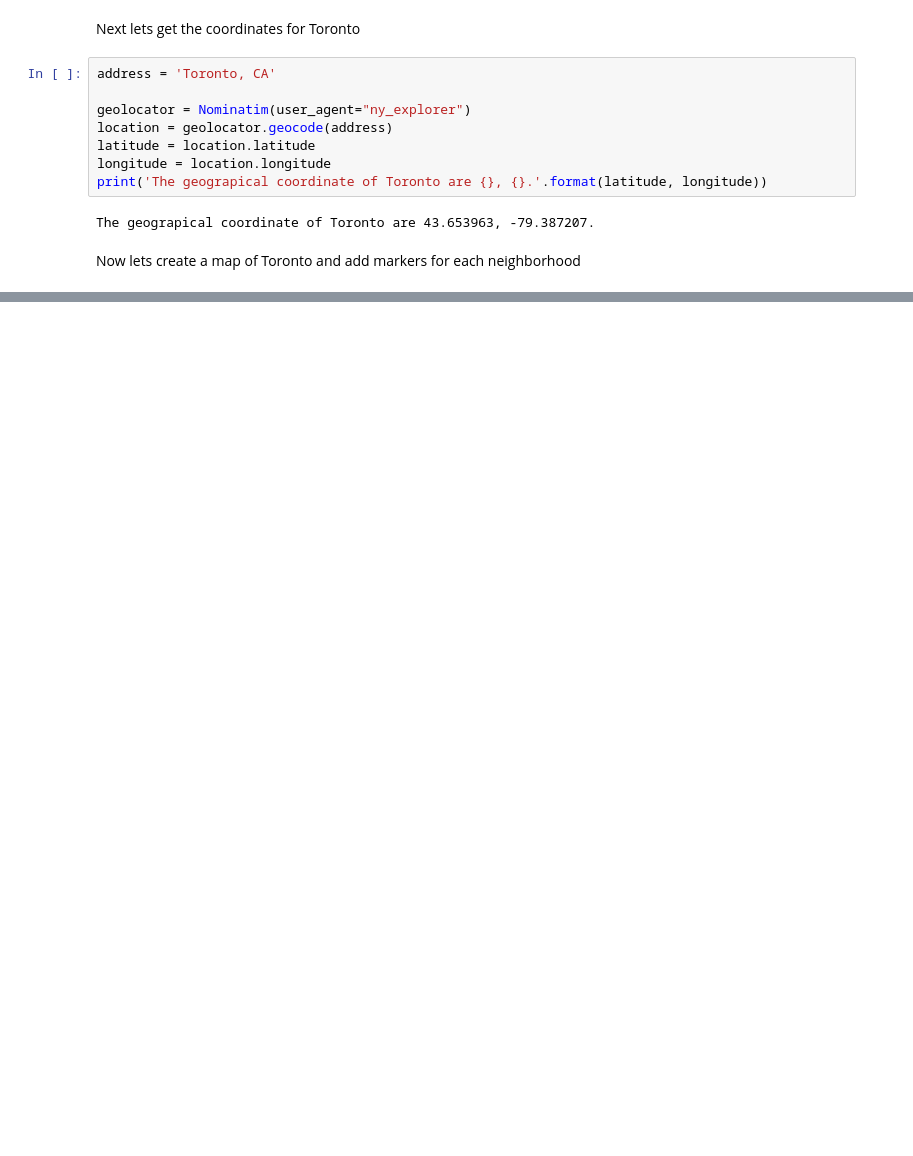
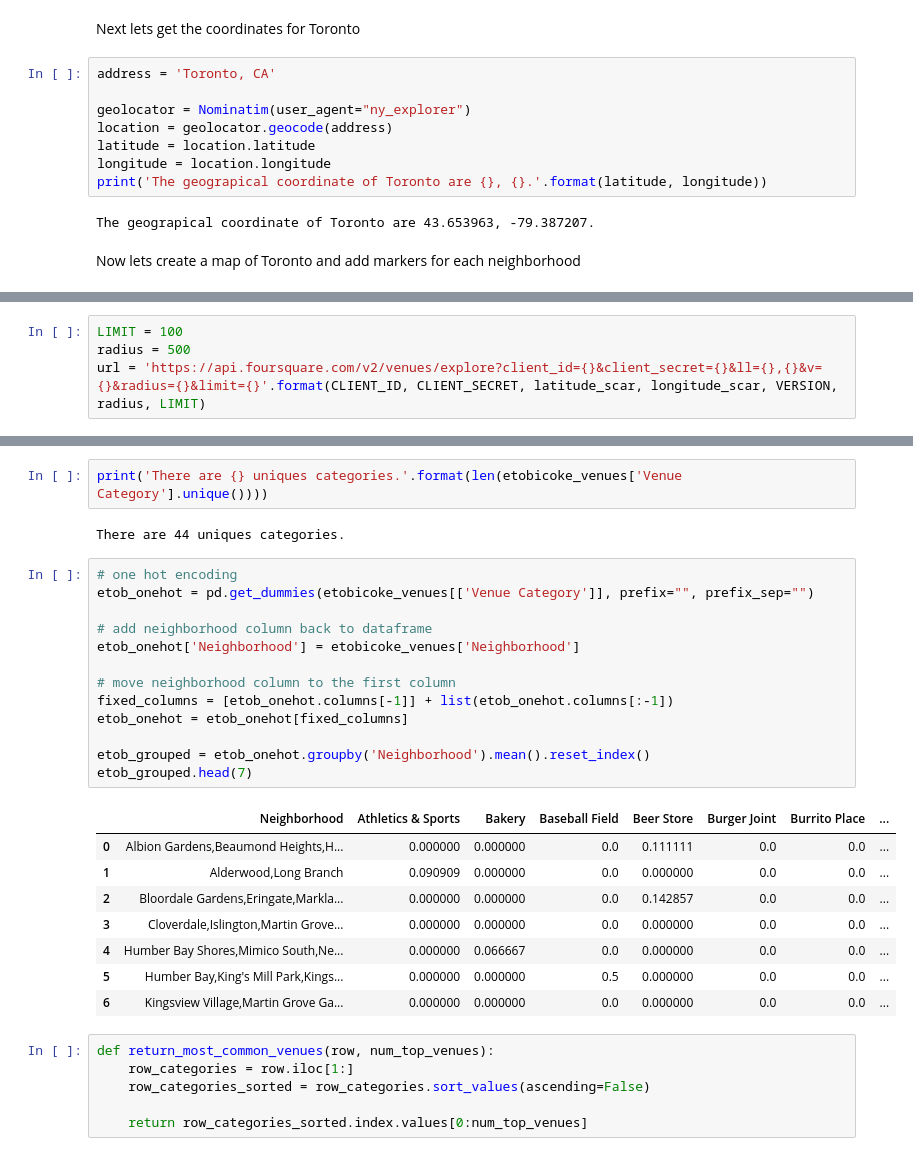
Before and after one commit to I0F/Neighborhood-Wars, a Jupyter notebook: Course9_Lab3_3.ipynb, the cells around one changed output, grey strips where cells are left out. Cells and saved outputs as stored; diff of their text form; blank space fills up the shorter version.

```diff
--- a/Course9_Lab3_3.ipynb
+++ b/Course9_Lab3_3.ipynb
@@ -134,0 +183,4 @@ map_toronto
+# %%
+LIMIT = 100
+radius = 500
+url = 'https://api.foursquare.com/v2/venues/explore?client_id={}&client_secret={}&ll={},{}&v={}&radius={}&limit={}'.format(CLIENT_ID, CLIENT_SECRET, latitude_scar, longitude_scar, VERSION, radius, LIMIT)
@@ -134,0 +315,32 @@ map_toronto
+# %%
+print('There are {} uniques categories.'.format(len(etobicoke_venues['Venue Category'].unique())))
+# %% [output]
+There are 44 uniques categories.
+# %%
+# one hot encoding
+etob_onehot = pd.get_dummies(etobicoke_venues[['Venue Category']], prefix="", prefix_sep="")
+
+# add neighborhood column back to dataframe
+etob_onehot['Neighborhood'] = etobicoke_venues['Neighborhood']
+
+# move neighborhood column to the first column
+fixed_columns = [etob_onehot.columns[-1]] + list(etob_onehot.columns[:-1])
+etob_onehot = etob_onehot[fixed_columns]
+
+etob_grouped = etob_onehot.groupby('Neighborhood').mean().reset_index()
+etob_grouped.head(7)
+# %% [output]
+|  | Neighborhood | Athletics & Sports | Bakery | Baseball Field | Beer Store | Burger Joint | Burrito Place | ... |
+| 0 | Albion Gardens,Beaumond Heights,H... | 0.000000 | 0.000000 | 0.0 | 0.111111 | 0.0 | 0.0 | ... |
+| 1 | Alderwood,Long Branch | 0.090909 | 0.000000 | 0.0 | 0.000000 | 0.0 | 0.0 | ... |
+| 2 | Bloordale Gardens,Eringate,Markla... | 0.000000 | 0.000000 | 0.0 | 0.142857 | 0.0 | 0.0 | ... |
+| 3 | Cloverdale,Islington,Martin Grove... | 0.000000 | 0.000000 | 0.0 | 0.000000 | 0.0 | 0.0 | ... |
+| 4 | Humber Bay Shores,Mimico South,Ne... | 0.000000 | 0.066667 | 0.0 | 0.000000 | 0.0 | 0.0 | ... |
+| 5 | Humber Bay,King's Mill Park,Kings... | 0.000000 | 0.000000 | 0.5 | 0.000000 | 0.0 | 0.0 | ... |
+| 6 | Kingsview Village,Martin Grove Ga... | 0.000000 | 0.000000 | 0.0 | 0.000000 | 0.0 | 0.0 | ... |
+# %%
+def return_most_common_venues(row, num_top_venues):
+    row_categories = row.iloc[1:]
+    row_categories_sorted = row_categories.sort_values(ascending=False)
+
+    return row_categories_sorted.index.values[0:num_top_venues]
```
Also changed, not shown: parts of 21 cells of this notebook.
